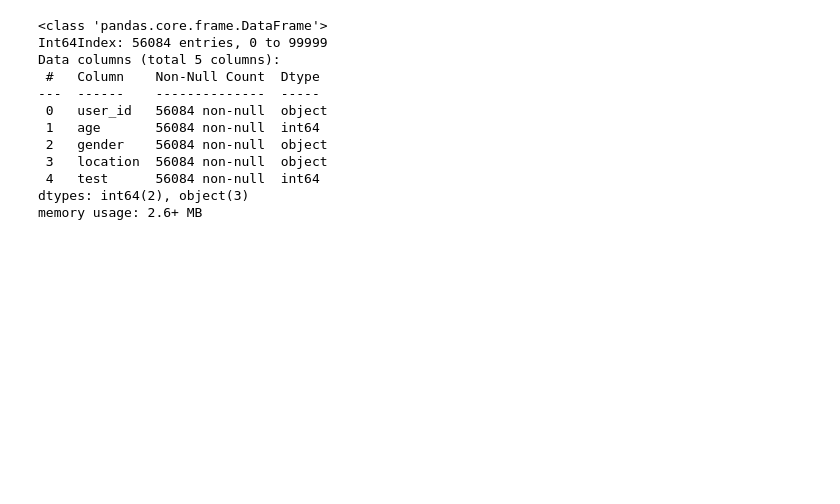
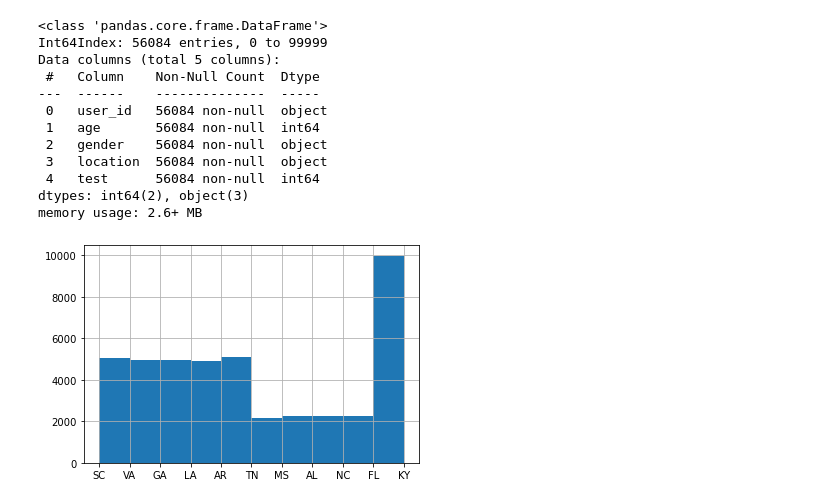
Before and after one commit to jkurdys/Vericast, a Jupyter notebook: notebooks/EDA.ipynb, the cells around one changed output. Cells and saved outputs as stored; diff of their text form; code cells hidden in the pictures; blank space fills up the shorter version.

```diff
--- a/notebooks/EDA.ipynb
+++ b/notebooks/EDA.ipynb
@@ -144,3 +159,7 @@ Data columns (total 5 columns):
  4   test      56084 non-null  int64
 dtypes: int64(2), object(3)
 memory usage: 2.6+ MB
+# %%
+control.location.hist();
+# %% [output]
+[figure, added]
```
Also changed, not shown: parts of 10 cells of this notebook.
